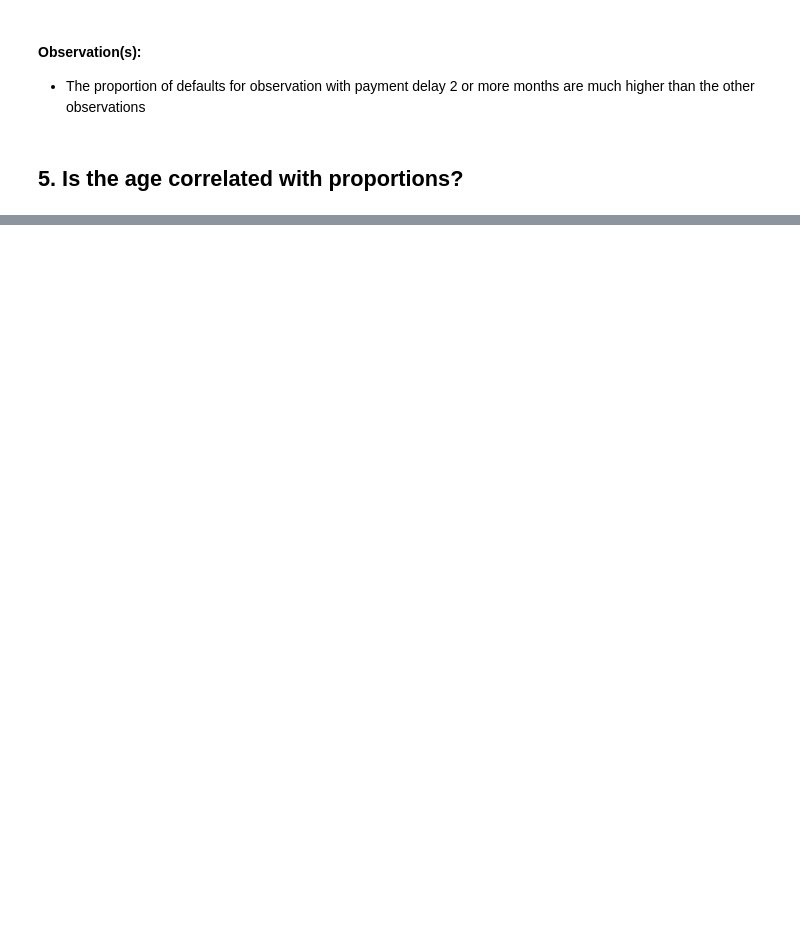
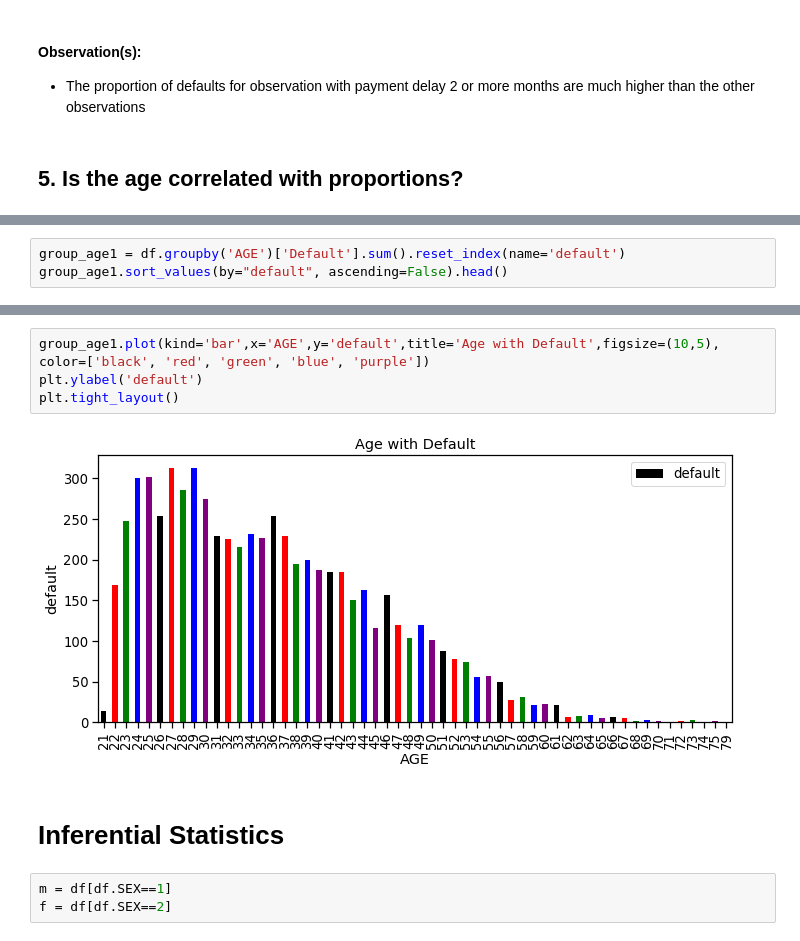
Before and after one commit to rohilgrover/Capstone-Project-Default-Prediction, a Jupyter notebook: Default-Credit Card Project.ipynb, the cells around one changed output, grey strips where cells are left out. Saved outputs shown, nothing was run; the diff lists cells and outputs as text; blank space fills up the shorter version.

```diff
--- a/Default-Credit Card Project.ipynb
+++ b/Default-Credit Card Project.ipynb
@@ -412,0 +406,3 @@ plt.show()
+# %%
+group_age1 = df.groupby('AGE')['Default'].sum().reset_index(name='default')
+group_age1.sort_values(by="default", ascending=False).head()
@@ -412,0 +416,11 @@ plt.show()
+# %%
+group_age1.plot(kind='bar',x='AGE',y='default',title='Age with Default',figsize=(10,5), color=['black', 'red', 'green', 'blue', 'purple'])
+plt.ylabel('default')
+plt.tight_layout()
+# %% [output]
+[figure, added]
+# %% [markdown]
+# Inferential Statistics
+# %%
+m = df[df.SEX==1]
+f = df[df.SEX==2]
```
Also changed, not shown: parts of 46 cells of this notebook.
